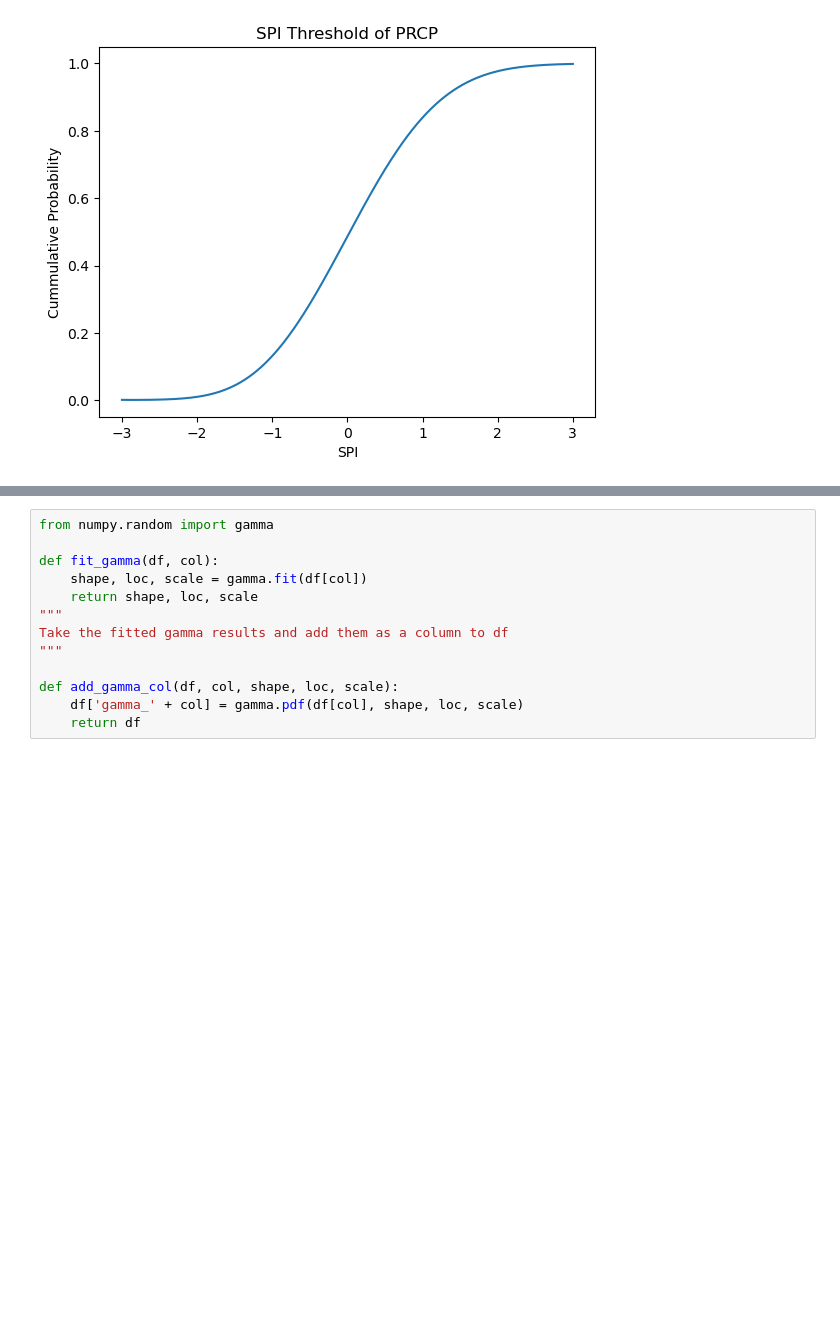
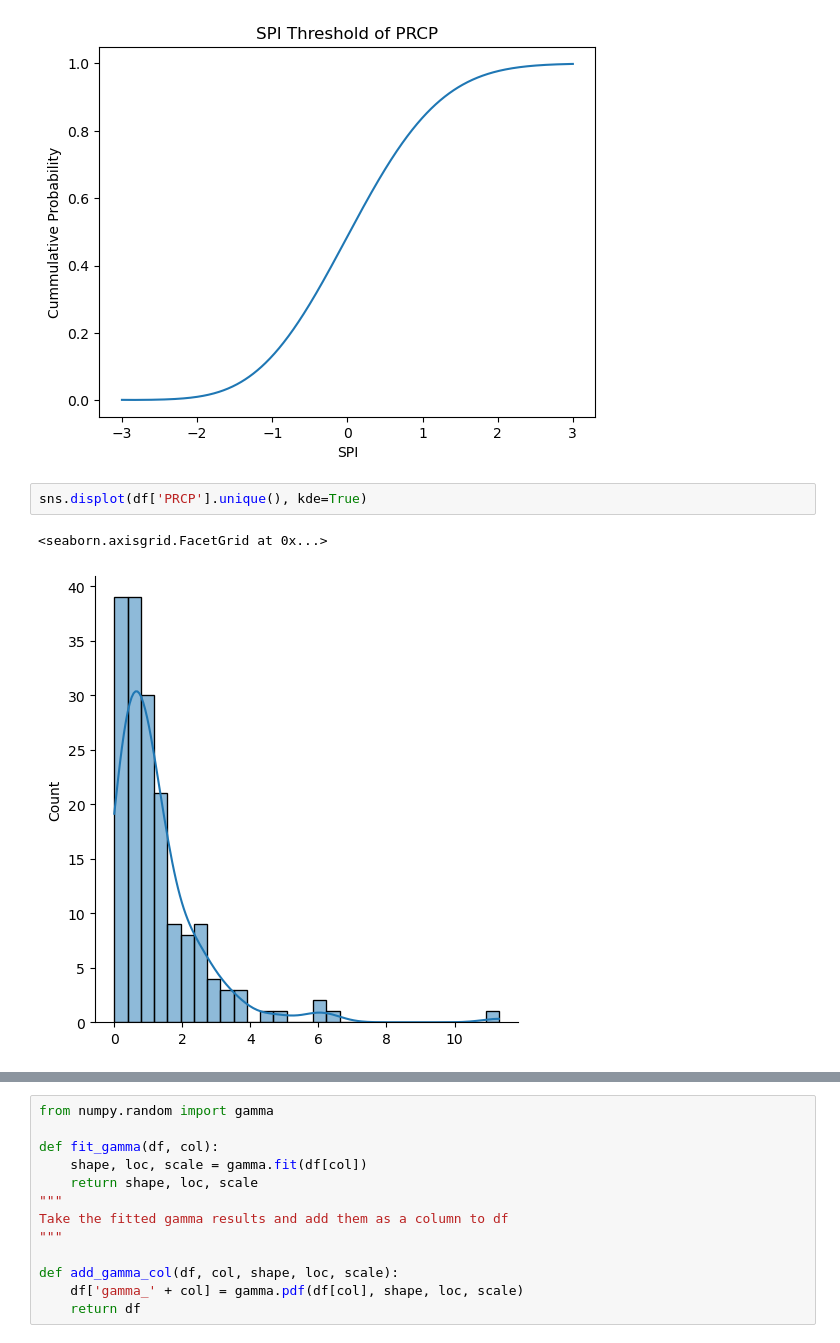
Before and after one commit to bigdog3626/Drought-Detection-Modeling, a Jupyter notebook: Data-Preprocessors.ipynb, the cells around one changed output, grey strips where cells are left out. Drawn from its saved outputs; the diff is of its cells as text; blank space fills up the shorter version.

Commit message:
SPI Graphing done

```diff
--- a/Data-Preprocessors.ipynb
+++ b/Data-Preprocessors.ipynb
@@ -309,3 +309,8 @@ plt.title('SPI Threshold of PRCP')
 plt.show()
 # %% [output]
 [figure]
+# %%
+sns.displot(df['PRCP'].unique(), kde=True)
+# %% [output]
+<seaborn.axisgrid.FacetGrid at 0x...>
+[figure, added]
```
Also changed, not shown: parts of 1 cell of this notebook.
